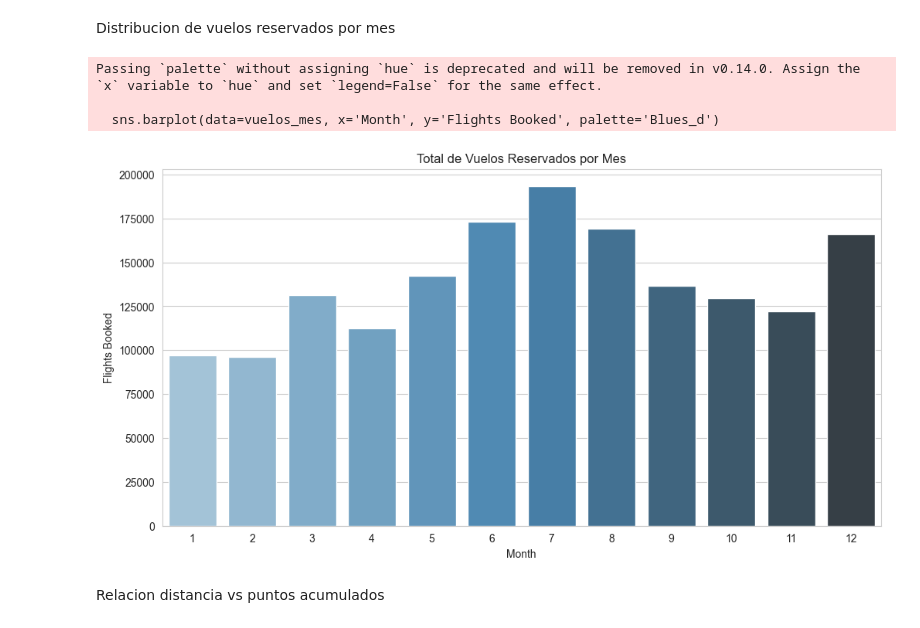
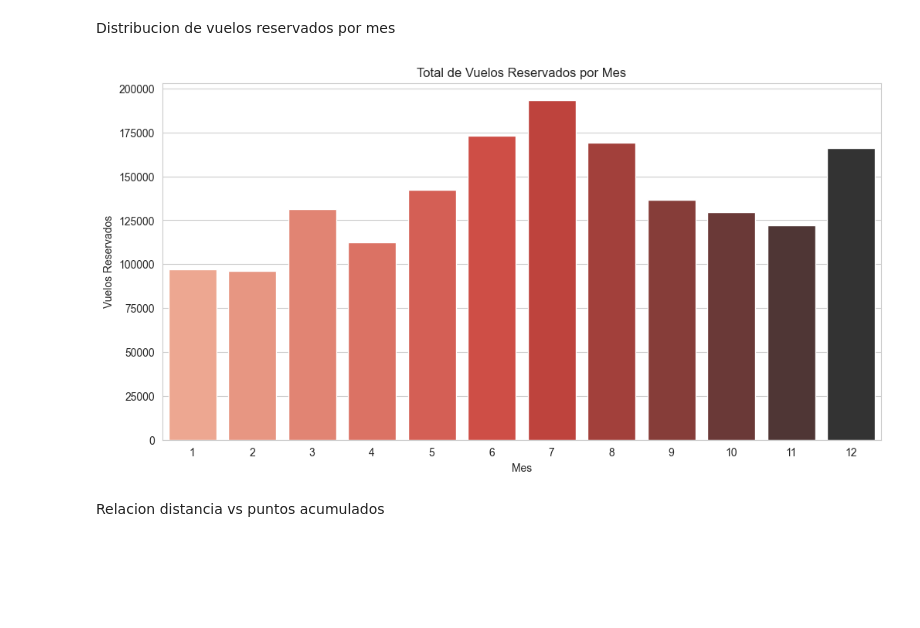
Before and after one commit to Adalab/bda-modulo-3-evaluacion-final-TamDb22, a Jupyter notebook: evaluacion3_Tamara.ipynb, the cells around one changed output. Drawn from its saved outputs; the diff is of its cells as text; code cells hidden in the pictures; blank space fills up the shorter version.

```diff
--- a/evaluacion3_Tamara.ipynb
+++ b/evaluacion3_Tamara.ipynb
@@ -120,15 +131,25 @@ plt.show()
 Distribucion de vuelos reservados por mes
 # %%
 plt.figure(figsize=(12, 6))
+
+# Agrupamos los datos
 vuelos_mes = df_merged.groupby('Month')['Flights Booked'].sum().reset_index()
-sns.barplot(data=vuelos_mes, x='Month', y='Flights Booked', palette='Blues_d')
+
+sns.barplot(
+    data=vuelos_mes,
+    x='Month',
+    y='Flights Booked',
+    hue='Month',
+    palette='Reds_d',
+    legend=False
+)
+
 plt.title('Total de Vuelos Reservados por Mes')
+plt.xlabel('Mes')
+plt.ylabel('Vuelos Reservados')
 plt.show()
 # %% [output]
-Passing `palette` without assigning `hue` is deprecated and will be removed in v0.14.0. Assign the `x` variable to `hue` and set `legend=False` for the same effect.
-
-  sns.barplot(data=vuelos_mes, x='Month', y='Flights Booked', palette='Blues_d')
-[figure, old version]
+[figure, new version]
 # %% [markdown]
 Relacion distancia vs puntos acumulados
 # %%
```
Also changed, not shown: parts of 5 cells of this notebook.
